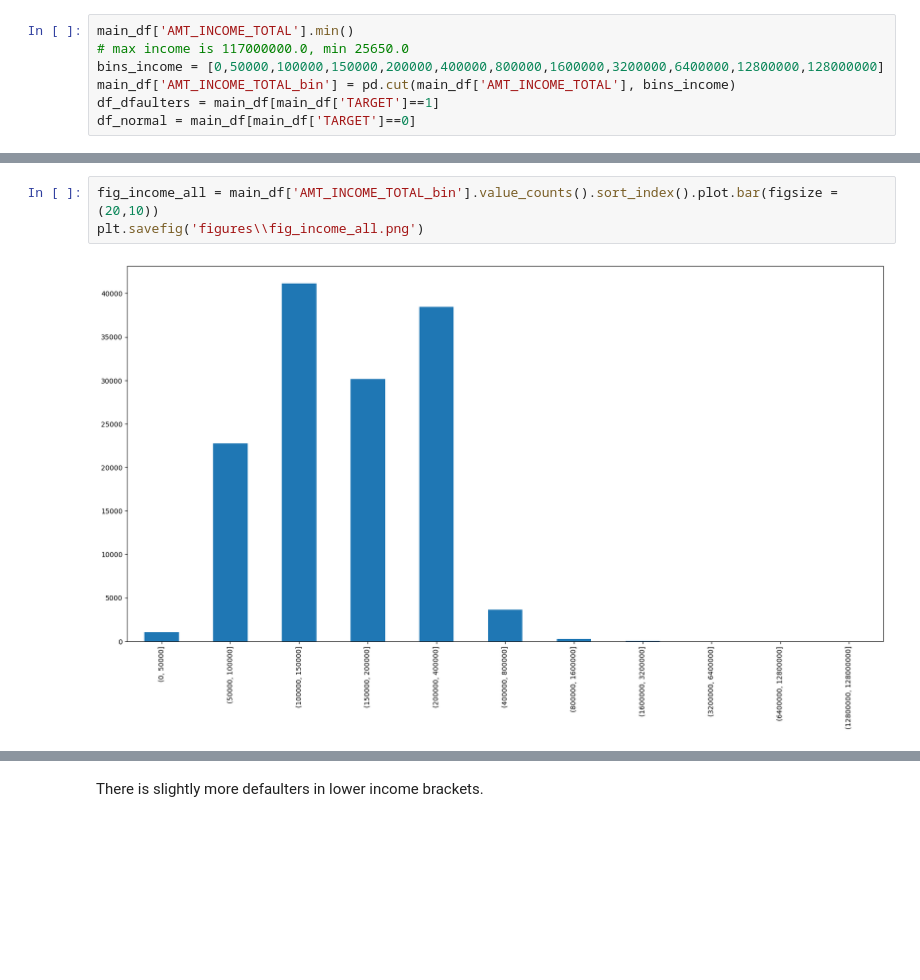
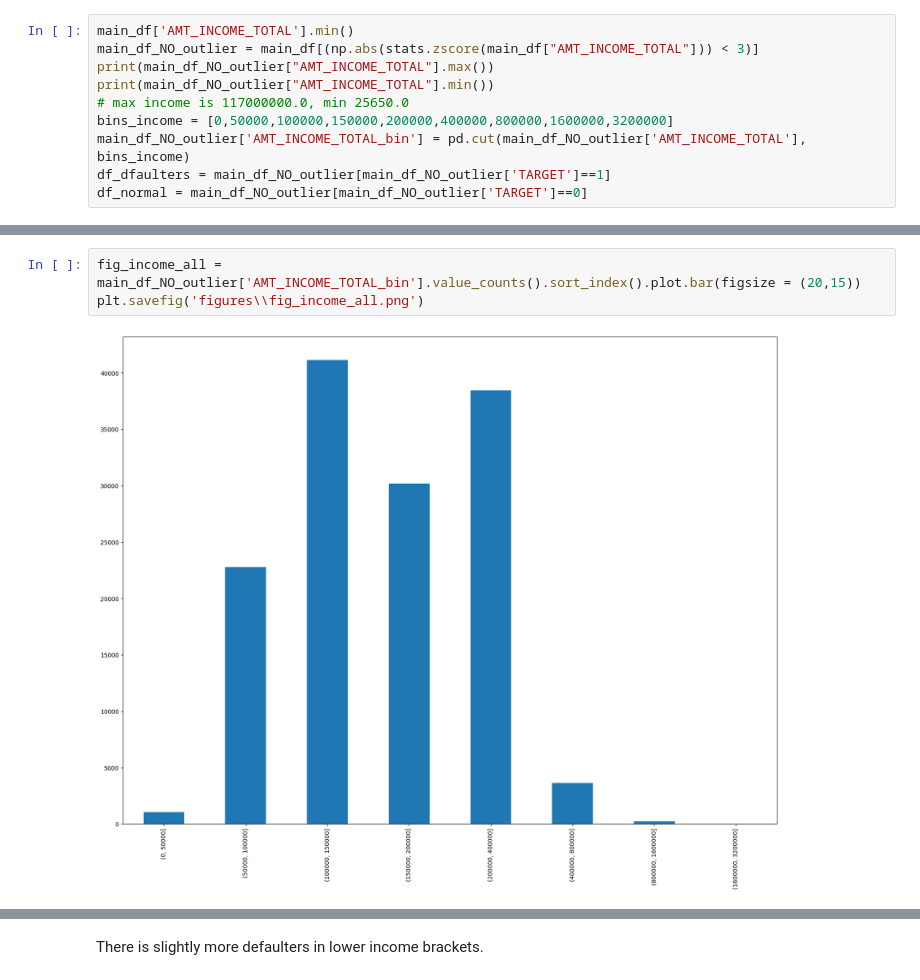
Before and after one commit to rwoodill/credit-card-defaulter-analysis, a Jupyter notebook: income.ipynb, the cells around one changed output, grey strips where cells are left out. Drawn from its saved outputs; the diff is of its cells as text; blank space fills up the shorter version.

Commit message:
removed income outliers, added scatter plot

```diff
--- a/income.ipynb
+++ b/income.ipynb
@@ -7,8 +10,11 @@ main_df.isnull().sum()
 main_df.dropna(axis=0,inplace=True)
 # %%
 main_df['AMT_INCOME_TOTAL'].min()
+main_df_NO_outlier = main_df[(np.abs(stats.zscore(main_df["AMT_INCOME_TOTAL"])) < 3)]
+print(main_df_NO_outlier["AMT_INCOME_TOTAL"].max())
+print(main_df_NO_outlier["AMT_INCOME_TOTAL"].min())
 # max income is 117000000.0, min 25650.0
-bins_income = [0,50000,100000,150000,200000,400000,800000,1600000,3200000,6400000,12800000,128000000]
-main_df['AMT_INCOME_TOTAL_bin'] = pd.cut(main_df['AMT_INCOME_TOTAL'], bins_income)
-df_dfaulters = main_df[main_df['TARGET']==1]
-df_normal = main_df[main_df['TARGET']==0]
+bins_income = [0,50000,100000,150000,200000,400000,800000,1600000,3200000]
+main_df_NO_outlier['AMT_INCOME_TOTAL_bin'] = pd.cut(main_df_NO_outlier['AMT_INCOME_TOTAL'], bins_income)
+df_dfaulters = main_df_NO_outlier[main_df_NO_outlier['TARGET']==1]
+df_normal = main_df_NO_outlier[main_df_NO_outlier['TARGET']==0]
@@ -15,6 +29,6 @@ df_normal = main_df[main_df['TARGET']==0]
 # %%
-fig_income_all = main_df['AMT_INCOME_TOTAL_bin'].value_counts().sort_index().plot.bar(figsize = (20,10))
+fig_income_all = main_df_NO_outlier['AMT_INCOME_TOTAL_bin'].value_counts().sort_index().plot.bar(figsize = (20,15))
 plt.savefig('figures\\fig_income_all.png')
 # %% [output]
-[figure, old version]
+[figure, new version]
 # %%
```
Also changed, not shown: parts of 6 cells of this notebook, 3 other files.
